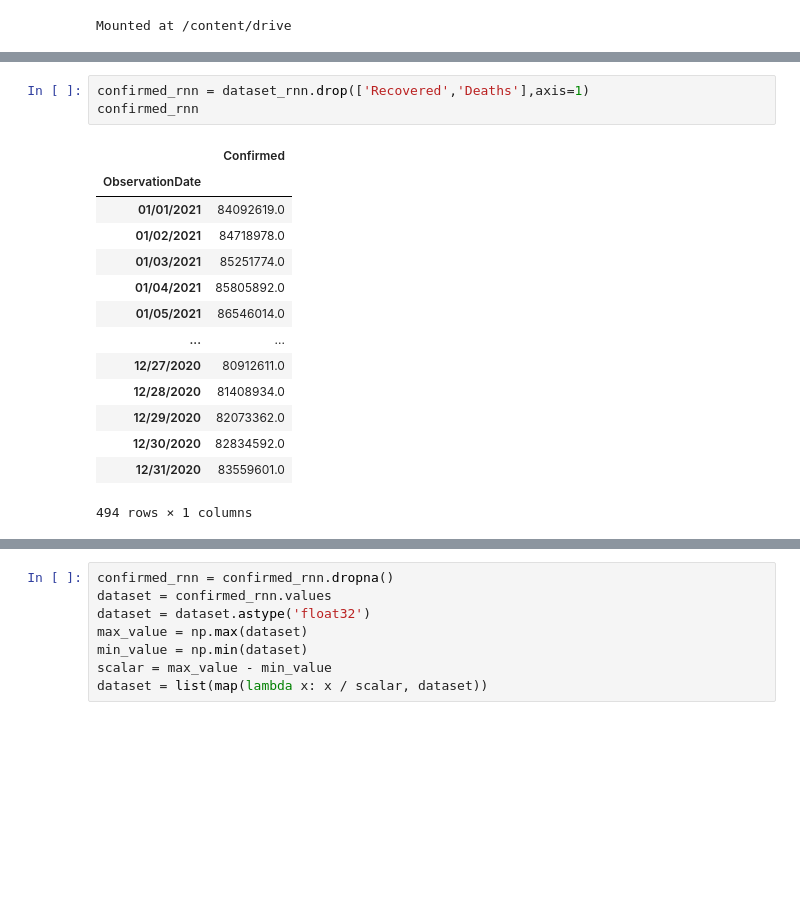
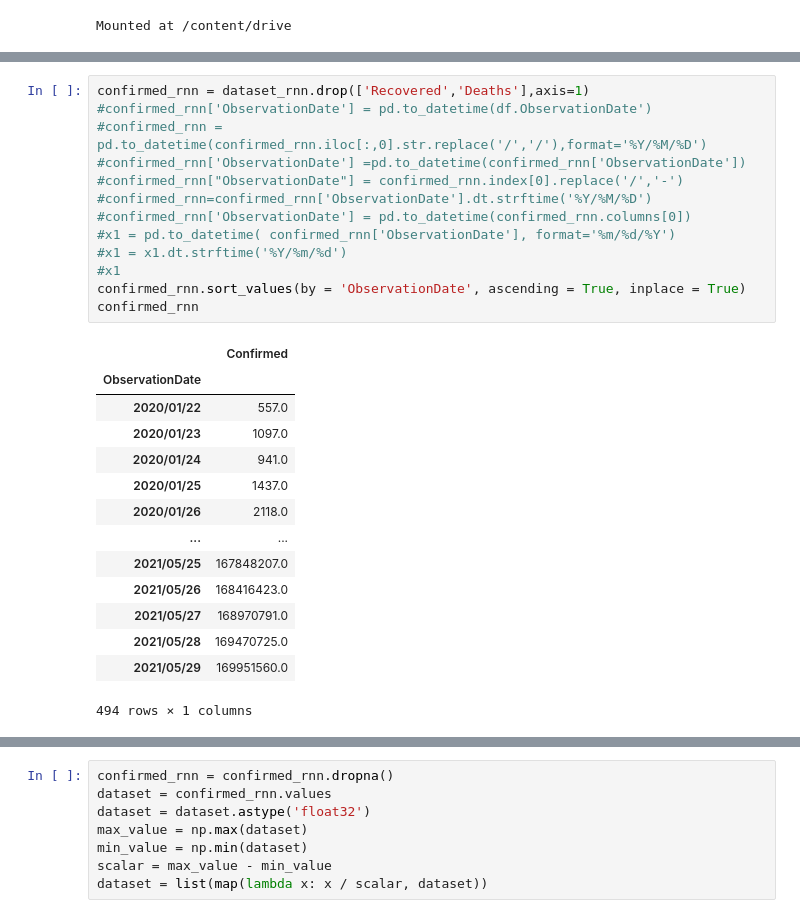
Before and after one commit to 0524080/CHUNWEI, a Jupyter notebook: DPLR_cov19_confimed.ipynb, the cells around one changed output, grey strips where cells are left out. Drawn from its saved outputs; the diff is of its cells as text; blank space fills up the shorter version.

```diff
--- a/DPLR_cov19_confimed.ipynb
+++ b/DPLR_cov19_confimed.ipynb
@@ -48,22 +60,32 @@ dataset_rnn
 494 rows × 3 columns
-# %%
-confirmed_rnn = dataset_rnn.drop(['Recovered','Deaths'],axis=1)
-confirmed_rnn
-# %% [output]
-|  | Confirmed |
-| ObservationDate |  |
-| 01/01/2021 | 84092619.0 |
-| 01/02/2021 | 84718978.0 |
-| 01/03/2021 | 85251774.0 |
-| 01/04/2021 | 85805892.0 |
-| 01/05/2021 | 86546014.0 |
-| ... | ... |
-| 12/27/2020 | 80912611.0 |
-| 12/28/2020 | 81408934.0 |
-| 12/29/2020 | 82073362.0 |
-| 12/30/2020 | 82834592.0 |
-| 12/31/2020 | 83559601.0 |
-494 rows × 1 columns
+# %%
+confirmed_rnn = dataset_rnn.drop(['Recovered','Deaths'],axis=1)
+#confirmed_rnn['ObservationDate'] = pd.to_datetime(df.ObservationDate')
+#confirmed_rnn = pd.to_datetime(confirmed_rnn.iloc[:,0].str.replace('/','/'),format='%Y/%M/%D')
+#confirmed_rnn['ObservationDate'] =pd.to_datetime(confirmed_rnn['ObservationDate'])
+#confirmed_rnn["ObservationDate"] = confirmed_rnn.index[0].replace('/','-')
+#confirmed_rnn=confirmed_rnn['ObservationDate'].dt.strftime('%Y/%M/%D')
+#confirmed_rnn['ObservationDate'] = pd.to_datetime(confirmed_rnn.columns[0])
+#x1 = pd.to_datetime( confirmed_rnn['ObservationDate'], format='%m/%d/%Y')
+#x1 = x1.dt.strftime('%Y/%m/%d')
+#x1
+confirmed_rnn.sort_values(by = 'ObservationDate', ascending = True, inplace = True)
+confirmed_rnn
+# %% [output]
+|  | Confirmed |
+| ObservationDate |  |
+| 2020/01/22 | 557.0 |
+| 2020/01/23 | 1097.0 |
+| 2020/01/24 | 941.0 |
+| 2020/01/25 | 1437.0 |
+| 2020/01/26 | 2118.0 |
+| ... | ... |
+| 2021/05/25 | 167848207.0 |
+| 2021/05/26 | 168416423.0 |
+| 2021/05/27 | 168970791.0 |
+| 2021/05/28 | 169470725.0 |
+| 2021/05/29 | 169951560.0 |
+494 rows × 1 columns
 # %%
 plt.plot(confirmed_rnn)
 # %% [output]
```
Also changed, not shown: parts of 9 cells of this notebook.
